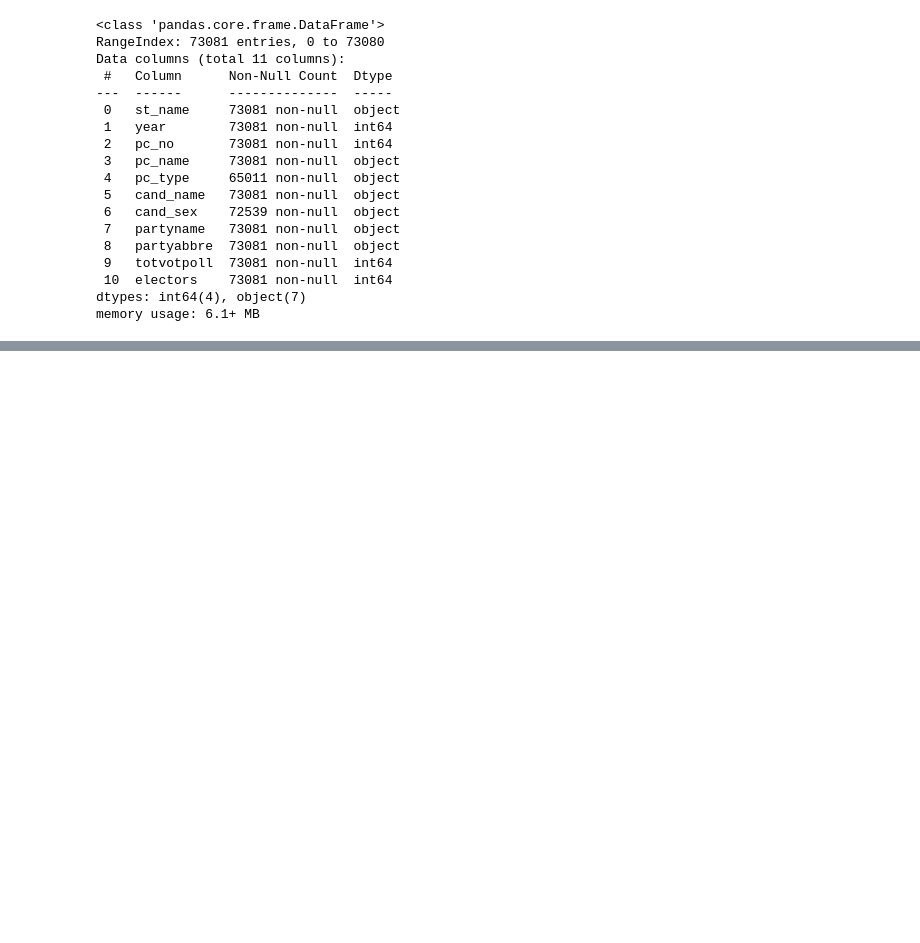
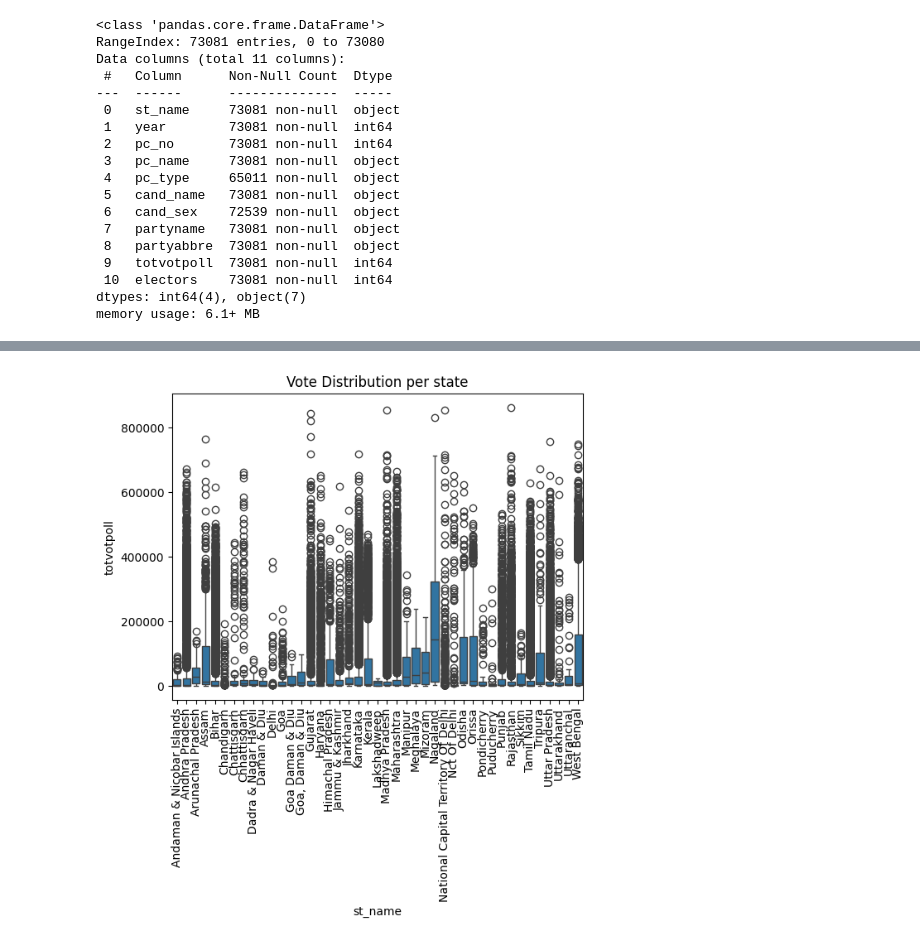
Before and after one commit to PriyansRaj/Election-Fraud-Detection, a Jupyter notebook: notebooks/01_eda.ipynb, the cells around one changed output, grey strips where cells are left out. Cells and saved outputs as stored; diff of their text form; code cells hidden in the pictures; blank space fills up the shorter version.

```diff
--- a/notebooks/01_eda.ipynb
+++ b/notebooks/01_eda.ipynb
@@ -61,0 +241,7 @@ memory usage: 6.1+ MB
+# %%
+sns.boxplot(data=df, x='st_name', y='totvotpoll')
+plt.xticks(rotation=90)
+plt.title("Vote Distribution per state")
+plt.show()
+# %% [output]
+[figure, added]
```
Also changed, not shown: parts of 35 cells of this notebook.
